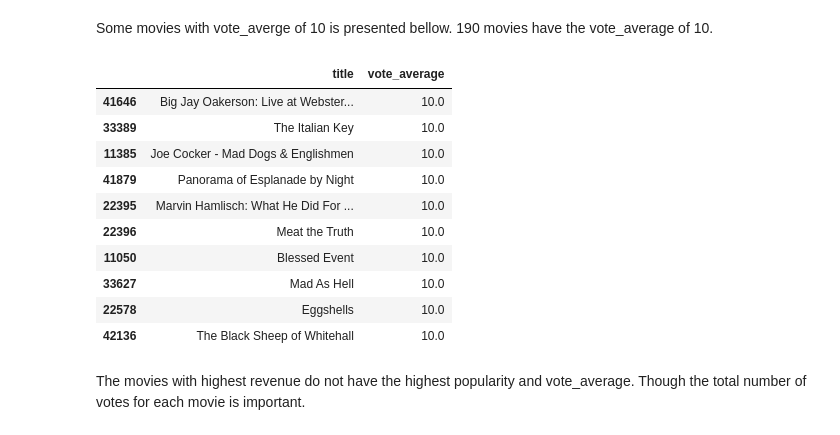
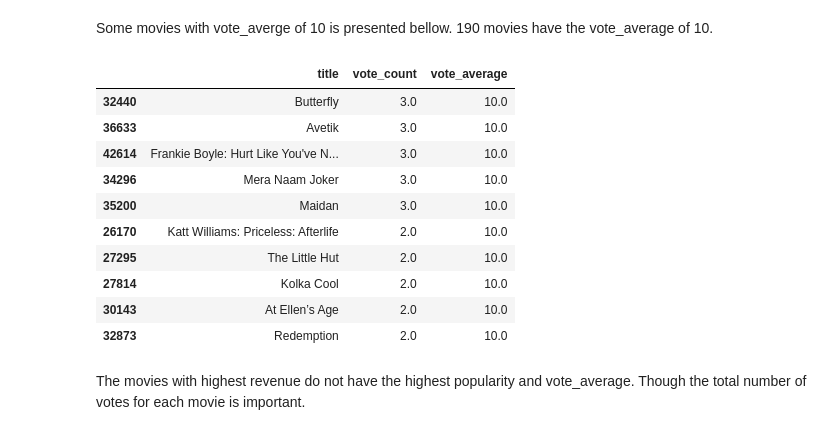
Before and after one commit to srastgou/Capstone-Project-Recommender-systems-Springboard-Movielens-Kaggle, a Jupyter notebook: Movie MetaData (Capstone project)(Second dataset).ipynb, the cells around one changed output. Cells and saved outputs as stored; diff of their text form; code cells hidden in the pictures.

```diff
--- a/Movie MetaData (Capstone project)(Second dataset).ipynb
+++ b/Movie MetaData (Capstone project)(Second dataset).ipynb
@@ -120,8 +120,8 @@ df['popularity']=pd.to_numeric(df['popularity'])
 df=df[df.popularity.notnull()]
 
 df['release_date']=pd.to_datetime(df['release_date'])
-df['year']=df['release_date'].dt.year
-
+#df['year']=df['release_date'].dt.year
+df['year'] = pd.to_datetime(df['release_date'], errors='coerce').apply(lambda x: str(x).split('-')[0] if x != np.nan else np.nan)
 df['production_companies']=df.production_companies.fillna('[]').apply(literal_eval).apply(lambda x: [i['name'] for i in x]if isinstance(x, list) else [])
 df['genres']=df.genres.fillna('[]').apply(literal_eval).apply(lambda x: [i['name'] for i in x]if isinstance(x, list) else [])
 df['production_countries']=df.production_countries.fillna('[]').apply(literal_eval).apply(lambda x: [i['name'] for i in x]if isinstance(x, list) else [])
@@ -130,6 +130,7 @@ df['return'] = df['revenue'] / df['budget']
 _, numbers = np.unique(df.title, return_inverse=True)
 df['movieId']=numbers
 df.vote_average.dropna(inplace=True)
+
 df.head()
 # %% [output]
 |  | belongs_to_collection | budget | genres | id | original_language | overview | popularity | ... |
@@ -343,19 +347,19 @@ Name: title, dtype: object
 # %% [markdown]
 Some movies with vote_averge of 10 is presented bellow. 190 movies have the vote_average of 10.
 # %%
-df.sort_values(by='vote_average',ascending=False).head(10)[['title','vote_average']]
+df[df.vote_average==10].sort_values(by='vote_count',ascending=False)[['title','vote_count','vote_average']].head(10)
 # %% [output]
-|  | title | vote_average |
-| 41646 | Big Jay Oakerson: Live at Webster... | 10.0 |
-| 33389 | The Italian Key | 10.0 |
-| 11385 | Joe Cocker - Mad Dogs & Englishmen | 10.0 |
-| 41879 | Panorama of Esplanade by Night | 10.0 |
-| 22395 | Marvin Hamlisch: What He Did For ... | 10.0 |
-| 22396 | Meat the Truth | 10.0 |
-| 11050 | Blessed Event | 10.0 |
-| 33627 | Mad As Hell | 10.0 |
-| 22578 | Eggshells | 10.0 |
-| 42136 | The Black Sheep of Whitehall | 10.0 |
+|  | title | vote_count | vote_average |
+| 32440 | Butterfly | 3.0 | 10.0 |
+| 36633 | Avetik | 3.0 | 10.0 |
+| 42614 | Frankie Boyle: Hurt Like You've N... | 3.0 | 10.0 |
+| 34296 | Mera Naam Joker | 3.0 | 10.0 |
+| 35200 | Maidan | 3.0 | 10.0 |
+| 26170 | Katt Williams: Priceless: Afterlife | 2.0 | 10.0 |
+| 27295 | The Little Hut | 2.0 | 10.0 |
+| 27814 | Kolka Cool | 2.0 | 10.0 |
+| 30143 | At Ellen’s Age | 2.0 | 10.0 |
+| 32873 | Redemption | 2.0 | 10.0 |
 # %% [markdown]
 The movies with highest revenue do not have the highest popularity and vote_average. Though the total number of votes for each movie is important.
 # %%
```
Also changed, not shown: parts of 42 cells of this notebook, 1 other file.
